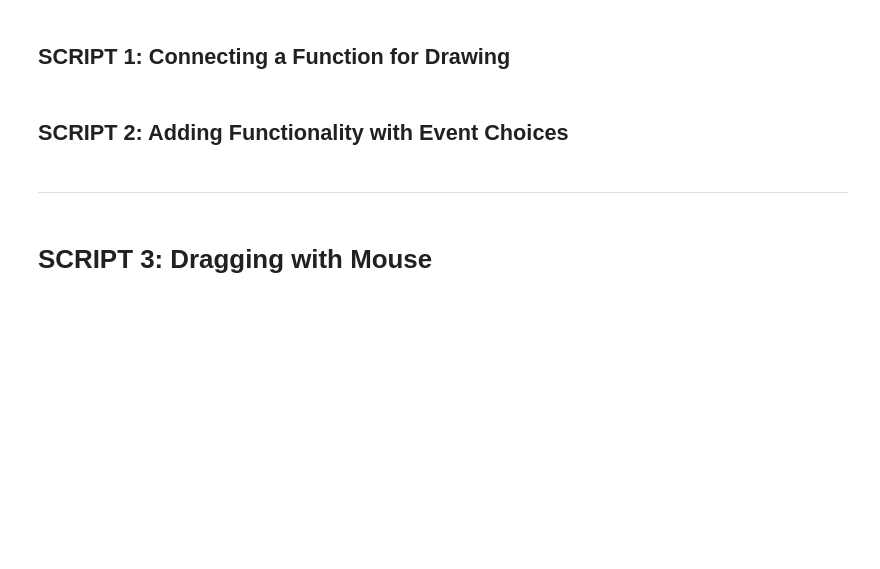
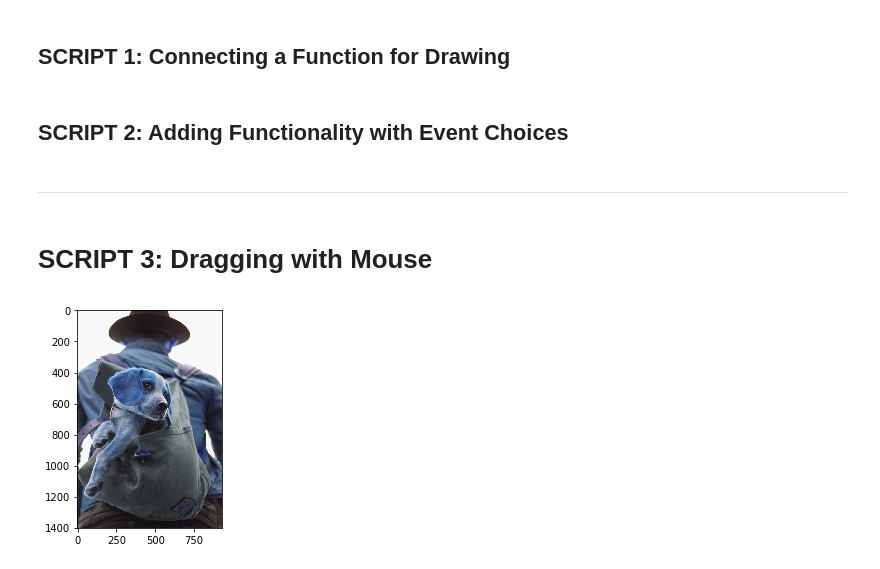
Before and after one commit to ficosta/Computer-Vision-with-Python, a Jupyter notebook: 01-Image-Basics-with-OpenCV/03-Direct-Drawing-with-Mouse.ipynb, the cells around one changed output. Cells and saved outputs as stored; diff of their text form; code cells hidden in the pictures; blank space fills up the shorter version.

```diff
--- a/01-Image-Basics-with-OpenCV/03-Direct-Drawing-with-Mouse.ipynb
+++ b/01-Image-Basics-with-OpenCV/03-Direct-Drawing-with-Mouse.ipynb
@@ -70,7 +70,7 @@ cv2.destroyAllWindows()
 # %%
 import cv2
 import numpy as np
-
+import matplotlib.pyplot as plt
 
 # Create a function based on a CV2 Event (Left button click)
 drawing = False # True if mouse is pressed
@@ -93,31 +93,34 @@ def draw_rectangle(event,x,y,flags,param):
             # We draw a rectangle from the previous position to the x,y where the mouse is
             cv2.rectangle(img,(ix,iy),(x,y),(0,255,0),-1)
 
 
     elif event == cv2.EVENT_LBUTTONUP:
         # Once you lift the mouse button, drawing is False
         drawing = False
         # we complete the rectangle.
         cv2.rectangle(img,(ix,iy),(x,y),(0,255,0),-1)
 
 
 
 # Create a black image
-img = np.zeros((512,512,3), np.uint8)
+img = cv2.imread('../DATA/dog_backpack.jpg')
+plt.imshow(img)
 # This names the window so we can reference it
 cv2.namedWindow(winname='my_drawing')
 # Connects the mouse button to our callback function
 cv2.setMouseCallback('my_drawing',draw_rectangle)
 
 while True: #Runs forever until we break with Esc key on keyboard
     # Shows the image window
     cv2.imshow('my_drawing',img)
     # EXPLANATION FOR THIS LINE OF CODE:
     # https://stackoverflow.com/questions/35372700/whats-0xff-for-in-cv2-waitkey1/39201163
 
     # CHECK TO SEE IF ESC WAS PRESSED ON KEYBOARD
     if cv2.waitKey(1) & 0xFF == 27:
         break
 # Once script is done, its usually good practice to call this line
 # It closes all windows (just in case you have multiple windows called)
 cv2.destroyAllWindows()
+# %% [output]
+[figure, added]
```
Also changed, not shown: 1 other file.
